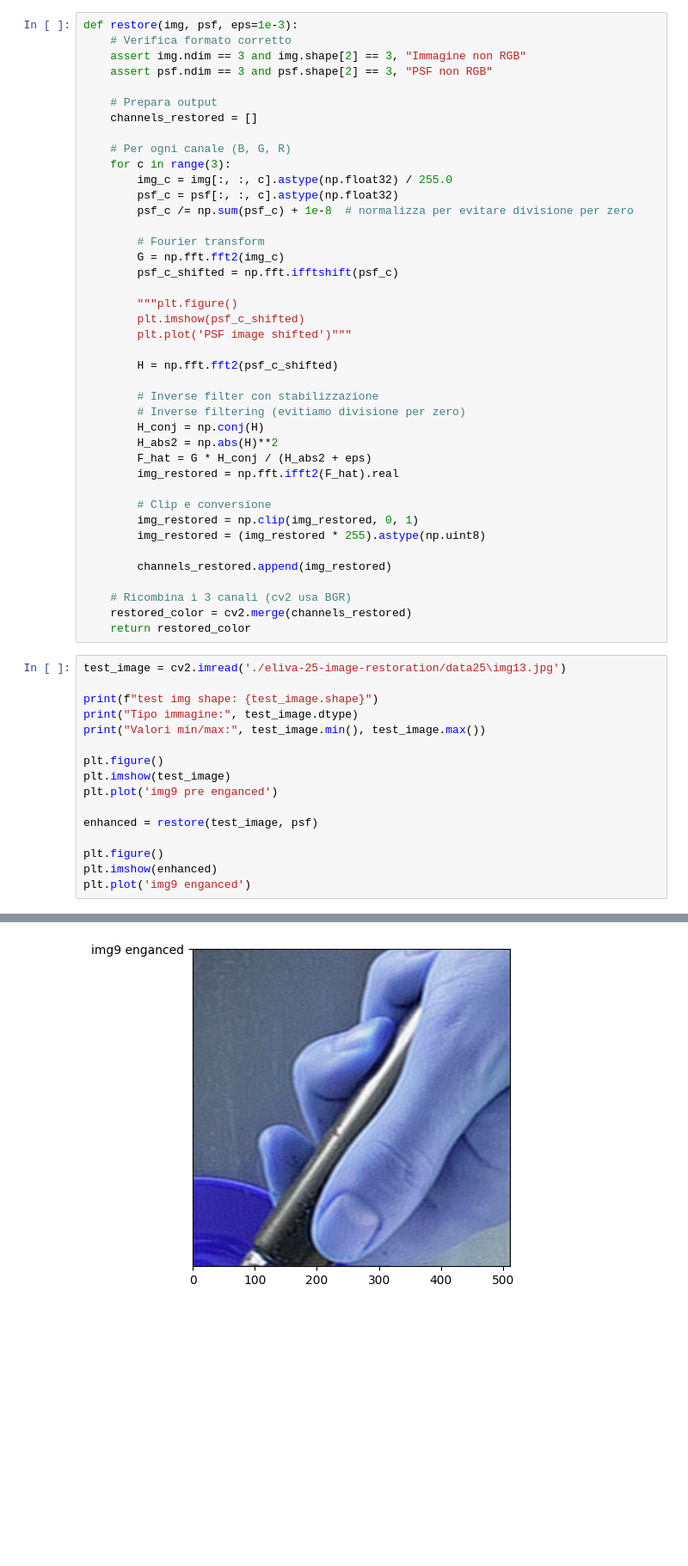
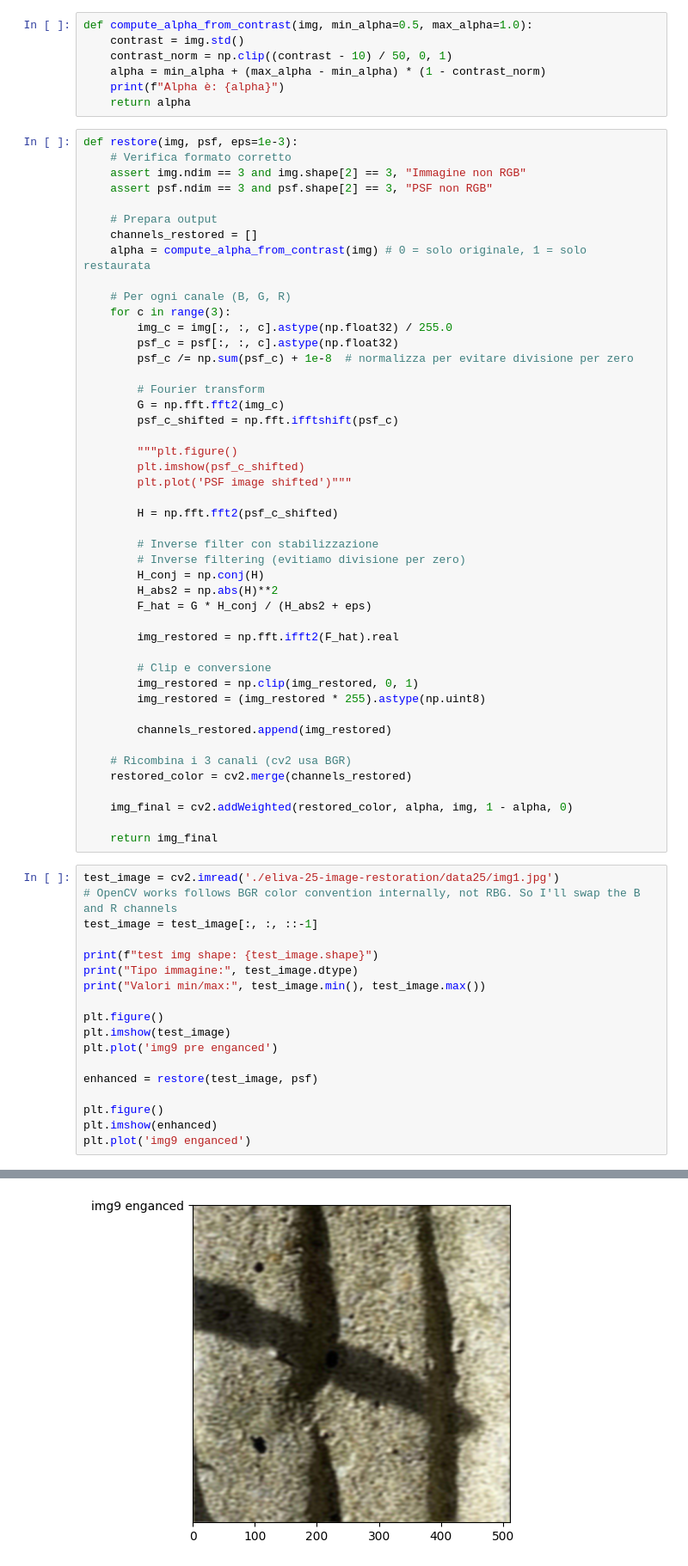
Before and after one commit to Toure-exe/medical-imaging-and-image-restauration-challenge, a Jupyter notebook: image_restoration.ipynb, the cells around one changed output, grey strips where cells are left out. Shown at 86% size. Drawn from its saved outputs; the diff is of its cells as text; blank space fills up the shorter version.

Commit message:
Restore function improved, added the restore loop, cleaned the code

```diff
--- a/image_restoration.ipynb
+++ b/image_restoration.ipynb
@@ -44,6 +44,13 @@ Tipo immagine: uint8
 Valori min/max: 0 255
 [<matplotlib.lines.Line2D at 0x...>]
 [figure]
+# %%
+def compute_alpha_from_contrast(img, min_alpha=0.5, max_alpha=1.0):
+    contrast = img.std()
+    contrast_norm = np.clip((contrast - 10) / 50, 0, 1)
+    alpha = min_alpha + (max_alpha - min_alpha) * (1 - contrast_norm)
+    print(f"Alpha è: {alpha}")
+    return alpha
 # %%
 def restore(img, psf, eps=1e-3):
     # Verifica formato corretto
@@ -52,6 +59,7 @@ def restore(img, psf, eps=1e-3):
 
     # Prepara output
     channels_restored = []
+    alpha = compute_alpha_from_contrast(img) # 0 = solo originale, 1 = solo restaurata
 
     # Per ogni canale (B, G, R)
     for c in range(3):
@@ -74,6 +82,7 @@ def restore(img, psf, eps=1e-3):
         H_conj = np.conj(H)
         H_abs2 = np.abs(H)**2
         F_hat = G * H_conj / (H_abs2 + eps)
+
         img_restored = np.fft.ifft2(F_hat).real
 
         # Clip e conversione
@@ -84,9 +93,14 @@ def restore(img, psf, eps=1e-3):
 
     # Ricombina i 3 canali (cv2 usa BGR)
     restored_color = cv2.merge(channels_restored)
-    return restored_color
+
+    img_final = cv2.addWeighted(restored_color, alpha, img, 1 - alpha, 0)
+
+    return img_final
 # %%
-test_image = cv2.imread('./eliva-25-image-restoration/data25\img13.jpg')
+test_image = cv2.imread('./eliva-25-image-restoration/data25/img1.jpg')
+# OpenCV works follows BGR color convention internally, not RBG. So I'll swap the B and R channels
+test_image = test_image[:, :, ::-1]
 
 print(f"test img shape: {test_image.shape}")
 print("Tipo immagine:", test_image.dtype)
@@ -110 +125 @@ Valori min/max: 12 246
-[figure, old version]
+[figure, new version]
```
Also changed, not shown: parts of 3 cells of this notebook, 1 other file.
